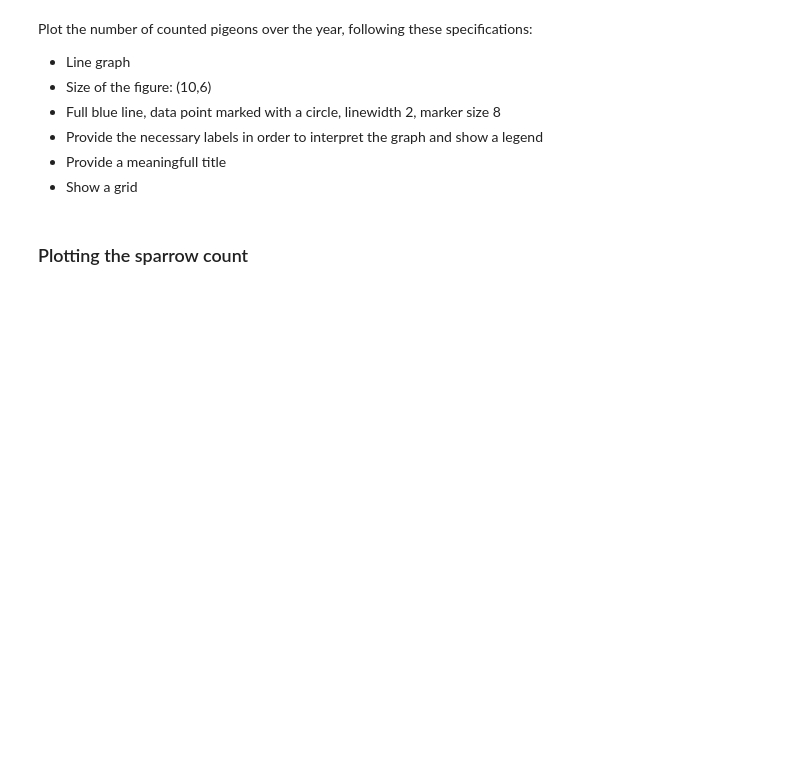
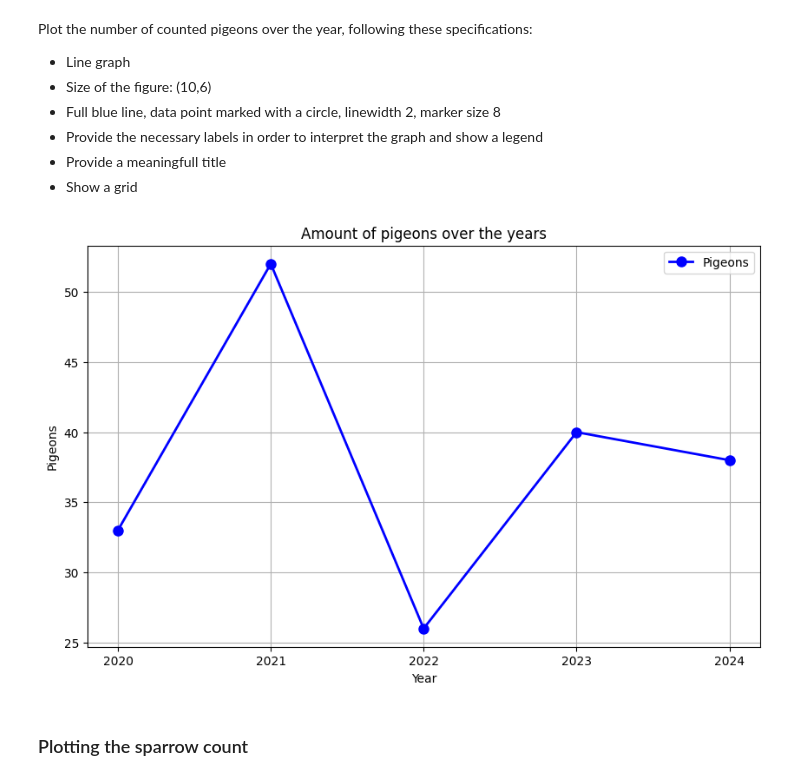
Before and after one commit to iPwnds/Programming-2, a Jupyter notebook: 05-data-processing/03-data_visualization/exercises_visualizations.ipynb, the cells around one changed output. Cells and saved outputs as stored; diff of their text form; code cells hidden in the pictures; blank space fills up the shorter version.

```diff
--- a/05-data-processing/03-data_visualization/exercises_visualizations.ipynb
+++ b/05-data-processing/03-data_visualization/exercises_visualizations.ipynb
@@ -22,3 +25,6 @@ data = {
 Load and inspect the data.
 # %%
 # Load and inspect
+df = pd.DataFrame(data)
+
+print(df)
@@ -38,3 +49,21 @@ Plot the number of counted pigeons over the year, following these specifications
+# %%
+#Plotting the Pigeon count
+plt.figure(figsize=(10, 6))
+
+plt.plot(df['year'], df['Pigeons'], marker='o', color='blue', linestyle='-', linewidth=2, markersize=8, label='Pigeons')
+
+plt.title('Amount of pigeons over the years')
+
+plt.xlabel('Year')
+plt.ylabel('Pigeons')
+
+plt.legend()
+
+plt.grid(True)
+
+plt.show()
+# %% [output]
+[figure, added]
 # %% [markdown]
 ### Plotting the sparrow count
 # %% [markdown]
```
Also changed, not shown: parts of 16 cells of this notebook, 2 other files.
